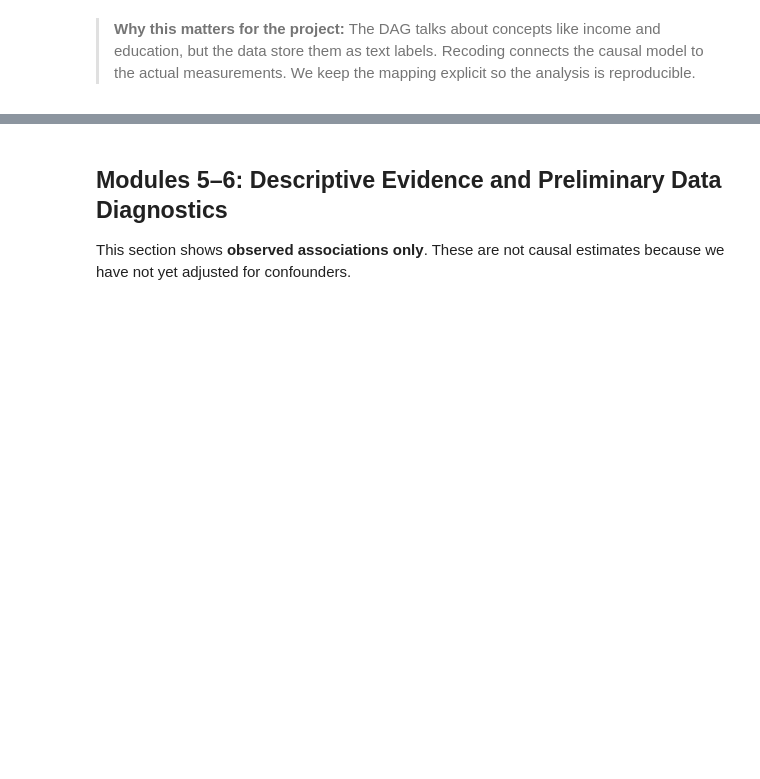
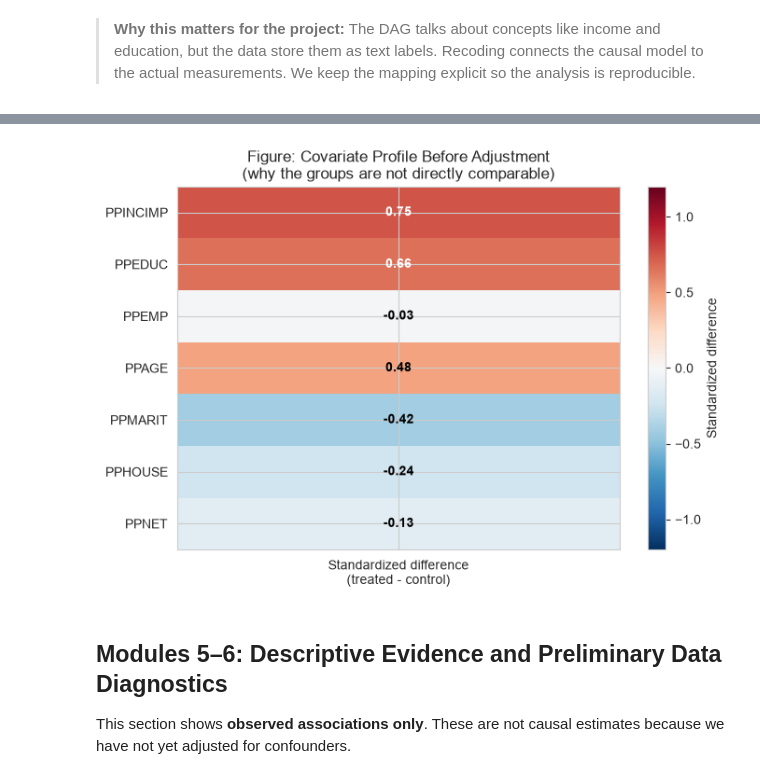
Before and after one commit to rfiez/scs4107_final_project_rueen_saneem_causal_emerg_fund_bill_pay, a Jupyter notebook: causal_ai_emergency_fund_notebook.ipynb, the cells around one changed output, grey strips where cells are left out. Saved outputs shown, nothing was run; the diff lists cells and outputs as text; code cells hidden in the pictures; blank space fills up the shorter version.

```diff
--- a/causal_ai_emergency_fund_notebook.ipynb
+++ b/causal_ai_emergency_fund_notebook.ipynb
@@ -587,3 +742,40 @@ print(f"\nFinal analysis-ready sample: {len(df):,} rows")
+# %%
+# ---------------------------------------------------------------------------
+# COVARIATE PROFILE HEATMAP (Modules 5-6)
+# ---------------------------------------------------------------------------
+# This heatmap compares the treated and control groups on each measured
+# confounder BEFORE any adjustment. Darker cells mean larger group differences.
+# Big differences are why the raw association is not a causal effect.
+# ---------------------------------------------------------------------------
+profile_records = []
+for var in ["PPINCIMP", "PPEDUC", "PPEMP", "PPAGE", "PPMARIT", "PPHOUSE", "PPNET"]:
+    treated = df.loc[df["T"] == 1, var]
+    control = df.loc[df["T"] == 0, var]
+    profile_records.append({
+        "variable": var,
+        "treated_mean": treated.mean(),
+        "control_mean": control.mean(),
+        "std_diff": (treated.mean() - control.mean()) / math.sqrt((treated.var() + control.var()) / 2),
+    })
+profile_df = pd.DataFrame(profile_records).set_index("variable")
+
+fig, ax = plt.subplots(figsize=(7, 5))
+im = ax.imshow(profile_df[["std_diff"]].values, cmap="RdBu_r", aspect="auto", vmin=-1.2, vmax=1.2)
+ax.set_yticks(range(len(profile_df)))
+ax.set_yticklabels(profile_df.index)
+ax.set_xticks([0])
+ax.set_xticklabels(["Standardized difference\n(treated - control)"])
+ax.set_title("Figure: Covariate Profile Before Adjustment\n(why the groups are not directly comparable)", fontsize=12)
+
+for i, val in enumerate(profile_df["std_diff"]):
+    ax.text(0, i, f"{val:.2f}", ha="center", va="center", color="white" if abs(val) > 0.6 else "black",
+            fontsize=10, fontweight="bold")
+
+plt.colorbar(im, ax=ax, label="Standardized difference")
+plt.tight_layout()
+plt.show()
+# %% [output]
+[figure, added]
 # %% [markdown]
 ## Modules 5–6: Descriptive Evidence and Preliminary Data Diagnostics
 
```
Also changed, not shown: parts of 32 cells of this notebook, 3 other files.
